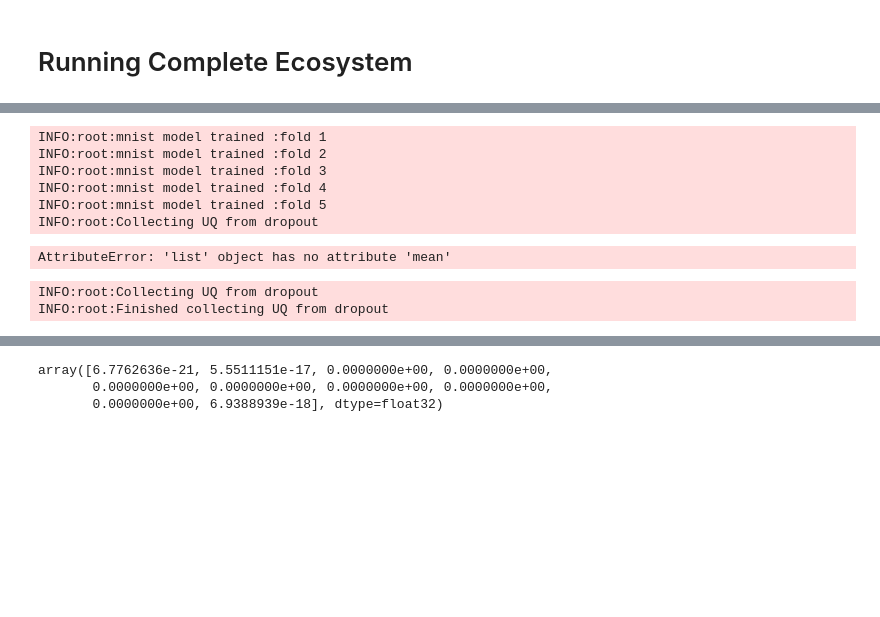
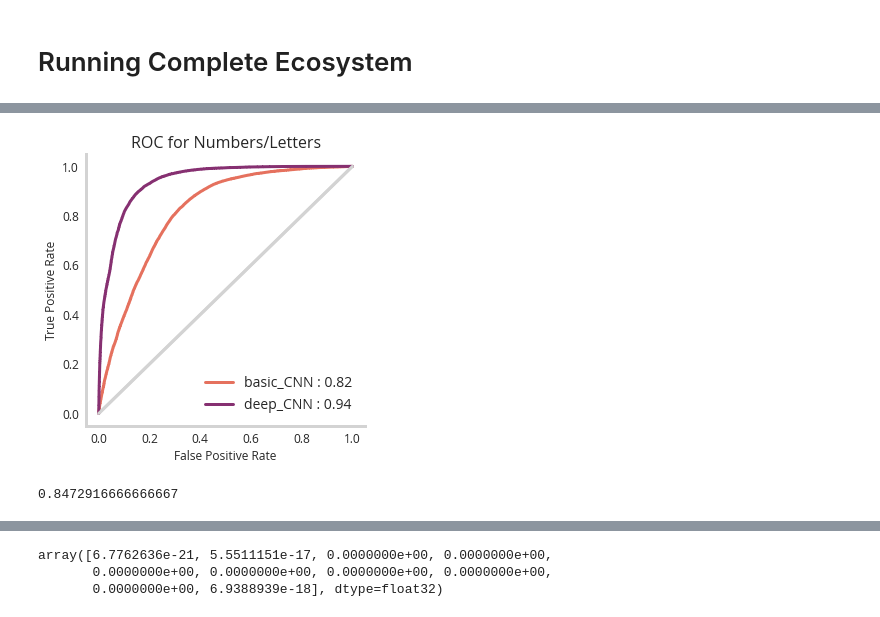
Before and after one commit to NicholasARossi/UQ_methods, a Jupyter notebook: notebooks/05_Neural_Network_Uncertainty_Quantification_with_Dropout.ipynb, the cells around one changed output, grey strips where cells are left out. Saved outputs shown, nothing was run; the diff lists cells and outputs as text; code cells hidden in the pictures; blank space fills up the shorter version.

```diff
--- a/notebooks/05_Neural_Network_Uncertainty_Quantification_with_Dropout.ipynb
+++ b/notebooks/05_Neural_Network_Uncertainty_Quantification_with_Dropout.ipynb
@@ -304,16 +317,22 @@ fig=generate_uncerainty_distributions(thicc_uq)
+# %%
+basic_metrics=pickle.load( open( 'serialized_data/basic_cnn/metrics.pkl', "rb" ) )
+deep_metrics=pickle.load( open( 'serialized_data/deep_cnn/metrics.pkl', "rb" ) )
 # %%
-complete_model.train()
+fig, ax = plt.subplots(figsize=(5,5))
+colors=sns.color_palette('flare', 3)
+
+ax=generate_roc(ax,basic_metrics['UQ_fpr'],basic_metrics['UQ_tpr'],basic_metrics['UQ_auc'],color=colors[0],label='basic_CNN')
+ax=generate_roc(ax,deep_metrics['UQ_fpr'],deep_metrics['UQ_tpr'],deep_metrics['UQ_auc'],color=colors[2],label='deep_CNN')
+
+ax.legend()
+fig.savefig('figures/UQ_comp_basic_deep_ROC.png',dpi=300,bbox_inches='tight')
 # %% [output]
-INFO:root:mnist model trained :fold 1
-INFO:root:mnist model trained :fold 2
-INFO:root:mnist model trained :fold 3
-INFO:root:mnist model trained :fold 4
-INFO:root:mnist model trained :fold 5
-INFO:root:Collecting UQ from dropout
-AttributeError: 'list' object has no attribute 'mean'
+[figure, added]
 # %%
-complete_model._collect_kfold_uncertainty()
+# computing accuracy
+loaded_model = pickle.load(open('serialized_data/deep_cnn/uq.mdl', 'rb'))
+predictions=loaded_model.predict(deep_uq.UQ.values.reshape(-1,1))
+accuracy_score(predictions,deep_uq.is_adversarial.values)
 # %% [output]
-INFO:root:Collecting UQ from dropout
-INFO:root:Finished collecting UQ from dropout
+0.8472916666666667
 # %%
```
Also changed, not shown: parts of 19 cells of this notebook, 2 other files.
